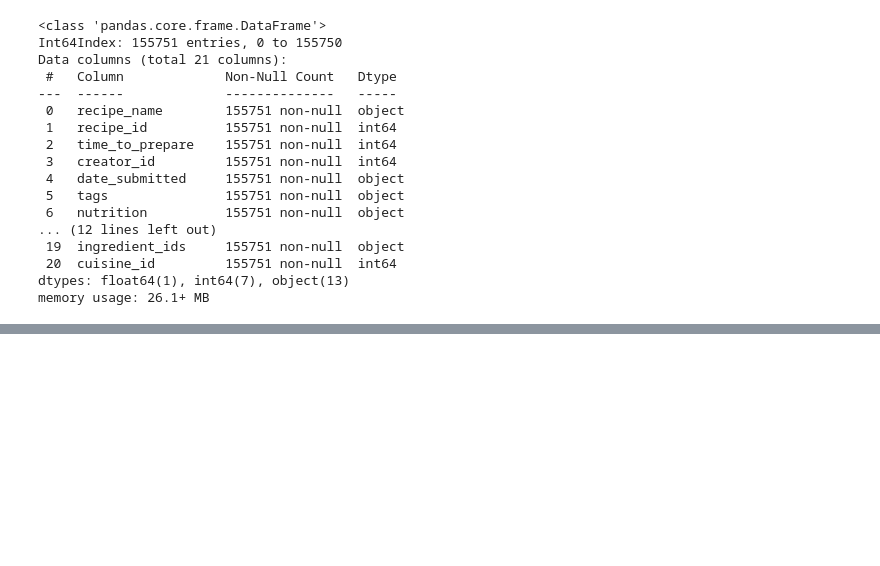
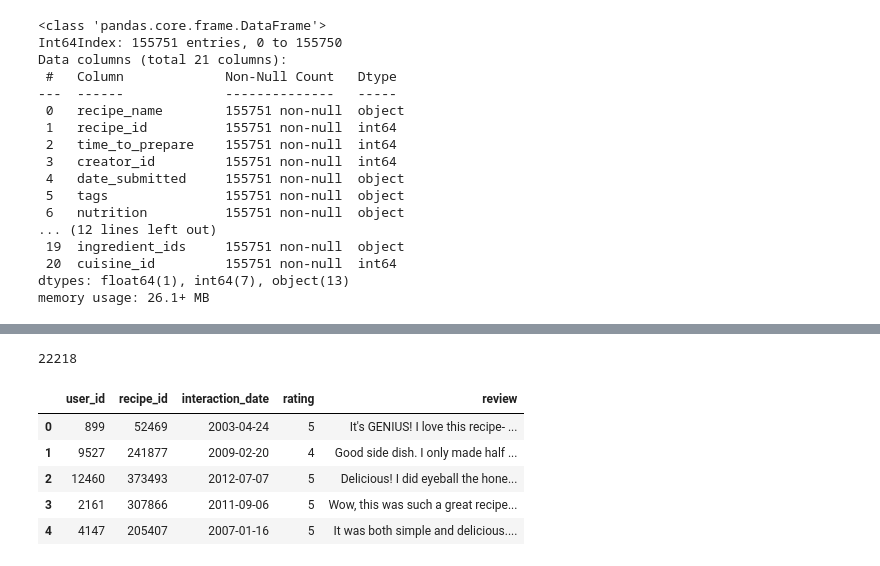
Before and after one commit to mcompscis/recipeApp, a Jupyter notebook: app/setup_tables/EDA.ipynb, the cells around one changed output, grey strips where cells are left out. Cells and saved outputs as stored; diff of their text form; code cells hidden in the pictures; blank space fills up the shorter version.

```diff
--- a/app/setup_tables/EDA.ipynb
+++ b/app/setup_tables/EDA.ipynb
@@ -370,0 +369,16 @@ recipe_df
+# %%
+raw_interactions_df = raw_interactions_df[raw_interactions_df["recipe_id"].isin(recipe_df["recipe_id"])]
+# %%
+raw_interactions_df["user_id"].max()
+# %% [output]
+22218
+# %%
+interactions_df = raw_interactions_df.rename(columns={"date": "interaction_date"})
+interactions_df.head()
+# %% [output]
+|  | user_id | recipe_id | interaction_date | rating | review |
+| 0 | 899 | 52469 | 2003-04-24 | 5 | It's GENIUS! I love this recipe- ... |
+| 1 | 9527 | 241877 | 2009-02-20 | 4 | Good side dish. I only made half ... |
+| 2 | 12460 | 373493 | 2012-07-07 | 5 | Delicious! I did eyeball the hone... |
+| 3 | 2161 | 307866 | 2011-09-06 | 5 | Wow, this was such a great recipe... |
+| 4 | 4147 | 205407 | 2007-01-16 | 5 | It was both simple and delicious.... |
```
Also changed, not shown: parts of 42 cells of this notebook, 3 other files.
